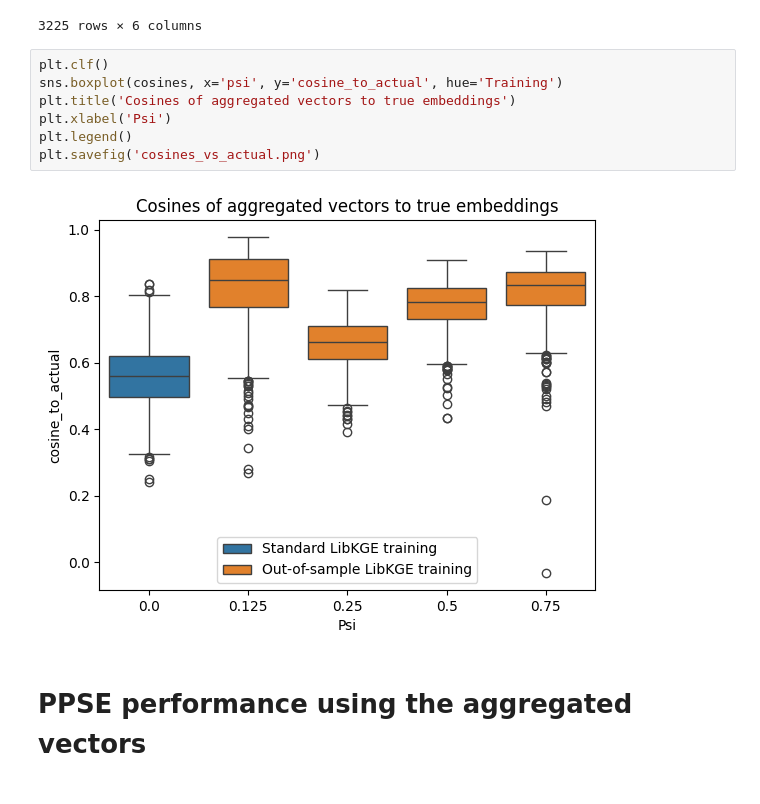
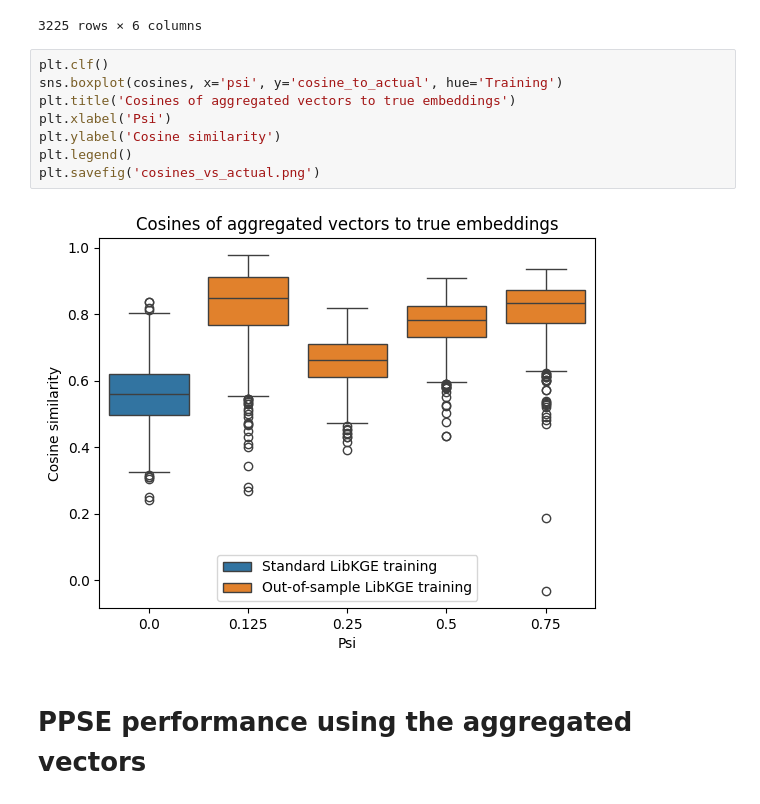
Before and after one commit to oliver-lloyd/Chapter5, a Jupyter notebook: analysis/viz/viz.ipynb, the cells around one changed output. Cells and saved outputs as stored; diff of their text form.

```diff
--- a/analysis/viz/viz.ipynb
+++ b/analysis/viz/viz.ipynb
@@ -108,12 +108,13 @@ cosines
 # %%
 plt.clf()
 sns.boxplot(cosines, x='psi', y='cosine_to_actual', hue='Training')
 plt.title('Cosines of aggregated vectors to true embeddings')
 plt.xlabel('Psi')
+plt.ylabel('Cosine similarity')
 plt.legend()
 plt.savefig('cosines_vs_actual.png')
 # %% [output]
-[figure, old version]
+[figure, new version]
 # %% [markdown]
 # PPSE performance using the aggregated vectors
 # %%
```
Also changed, not shown: parts of 2 cells of this notebook, 3 other files.
